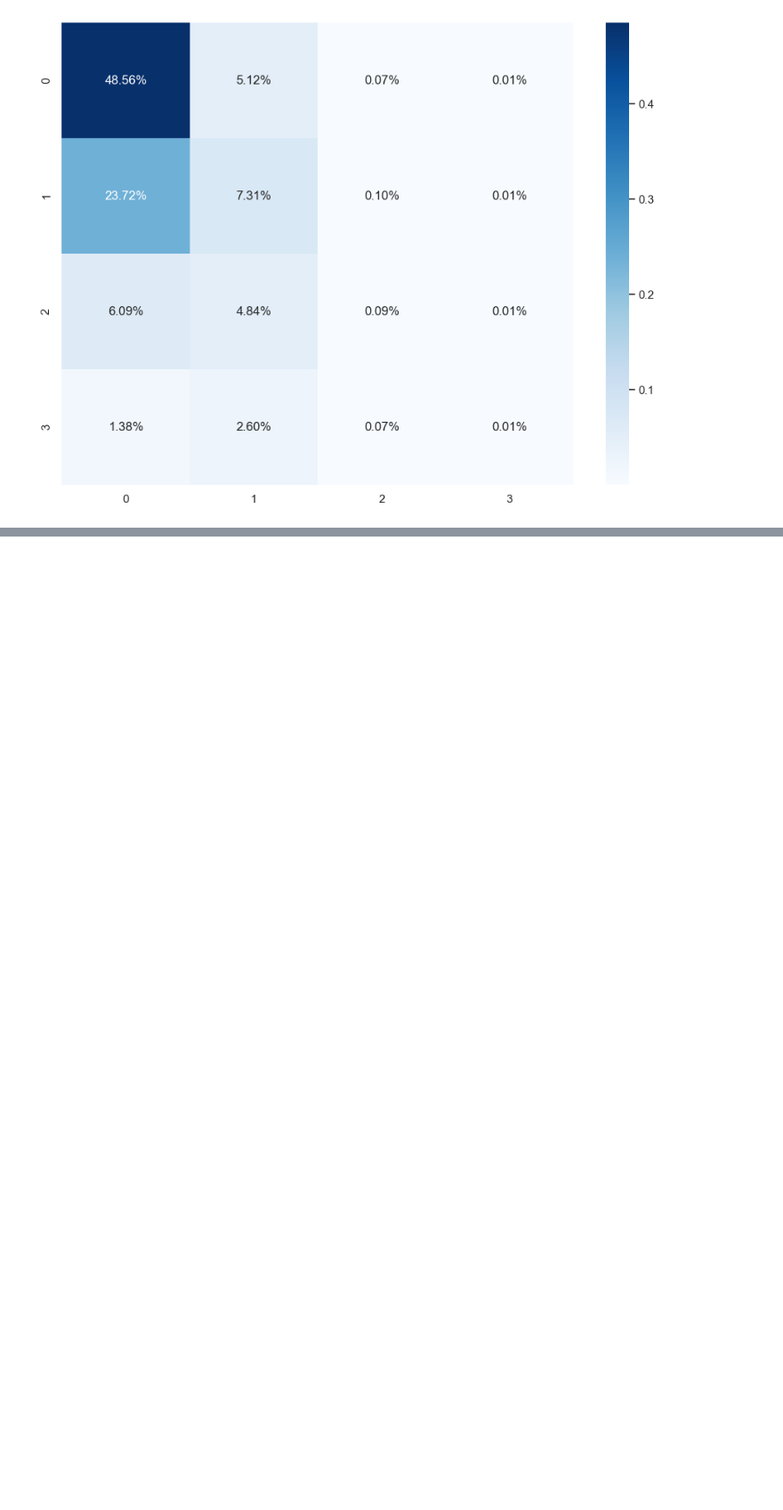
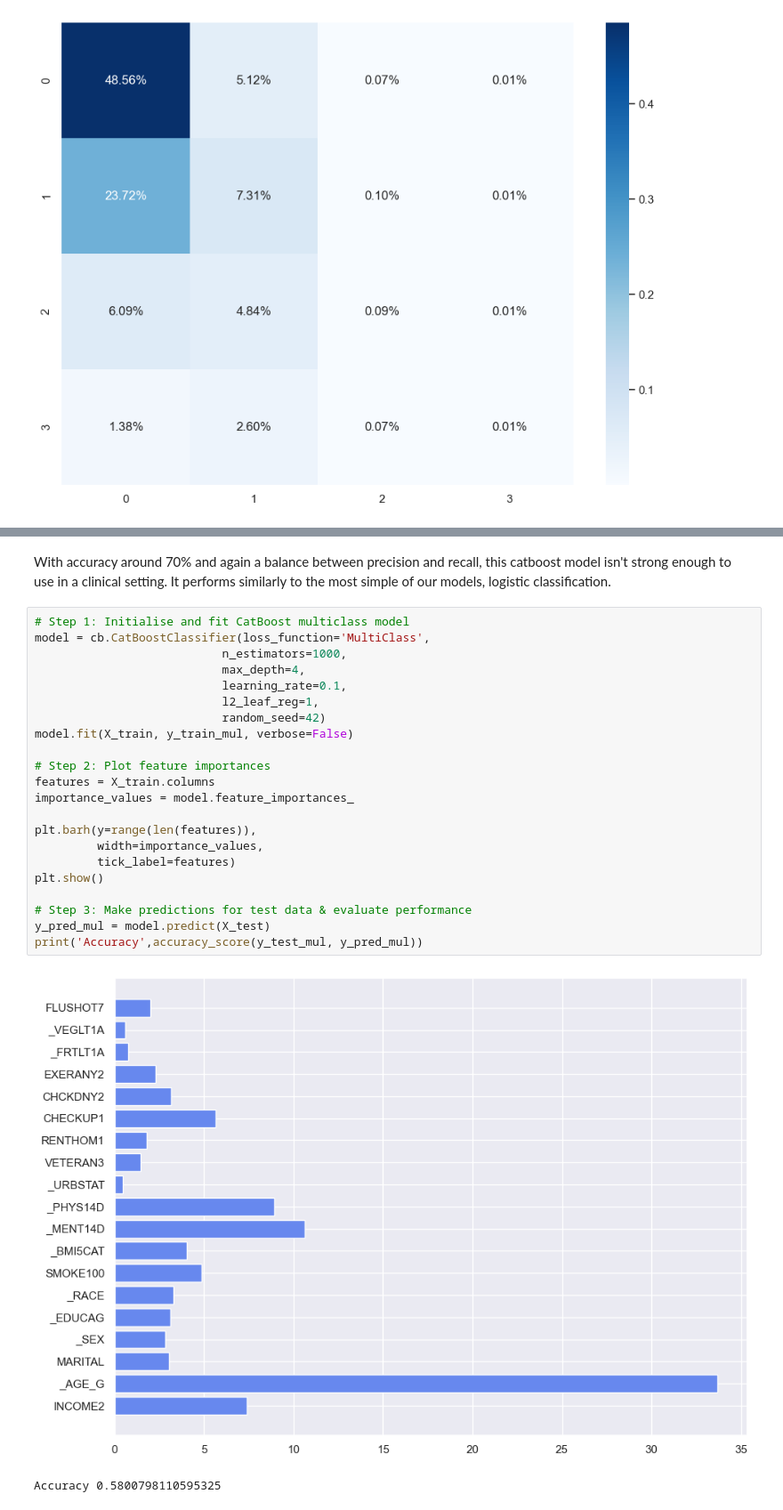
Before and after one commit to greghowa/CS6140-HW6, a Jupyter notebook: assignment6.ipynb, the cells around one changed output, grey strips where cells are left out. Shown at 89% size. Drawn from its saved outputs; the diff is of its cells as text; blank space fills up the shorter version.

```diff
--- a/assignment6.ipynb
+++ b/assignment6.ipynb
@@ -1144,0 +1197,27 @@ The confusion matrix for the multiclass classification model shows clearly that
+# %% [markdown]
+With accuracy around 70% and again a balance between precision and recall, this catboost model isn't strong enough to use in a clinical setting. It performs similarly to the most simple of our models, logistic classification.
+# %%
+# Step 1: Initialise and fit CatBoost multiclass model
+model = cb.CatBoostClassifier(loss_function='MultiClass',
+                           n_estimators=1000,
+                           max_depth=4,
+                           learning_rate=0.1,
+                           l2_leaf_reg=1,
+                           random_seed=42)
+model.fit(X_train, y_train_mul, verbose=False)
+
+# Step 2: Plot feature importances
+features = X_train.columns
+importance_values = model.feature_importances_
+
+plt.barh(y=range(len(features)),
+         width=importance_values,
+         tick_label=features)
+plt.show()
+
+# Step 3: Make predictions for test data & evaluate performance
+y_pred_mul = model.predict(X_test)
+print('Accuracy',accuracy_score(y_test_mul, y_pred_mul))
+# %% [output]
+[figure, added]
+Accuracy 0.5800798110595325
```
Also changed, not shown: parts of 6 cells of this notebook, 6 other files.
